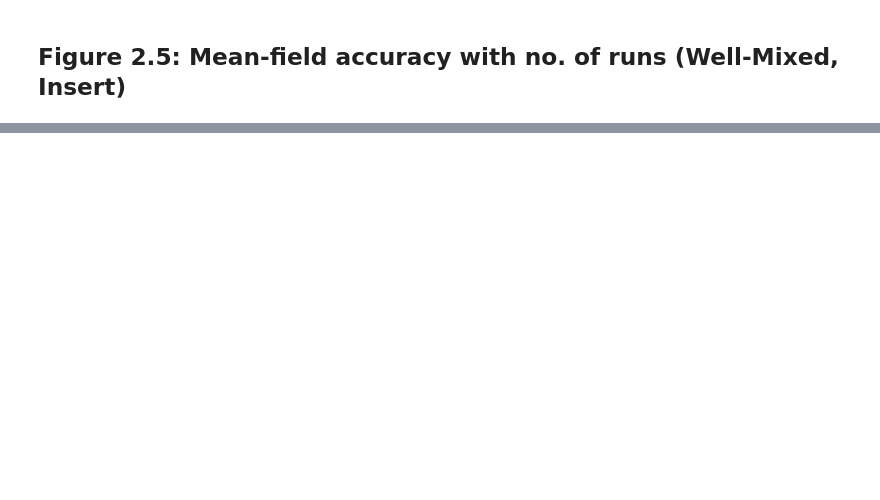
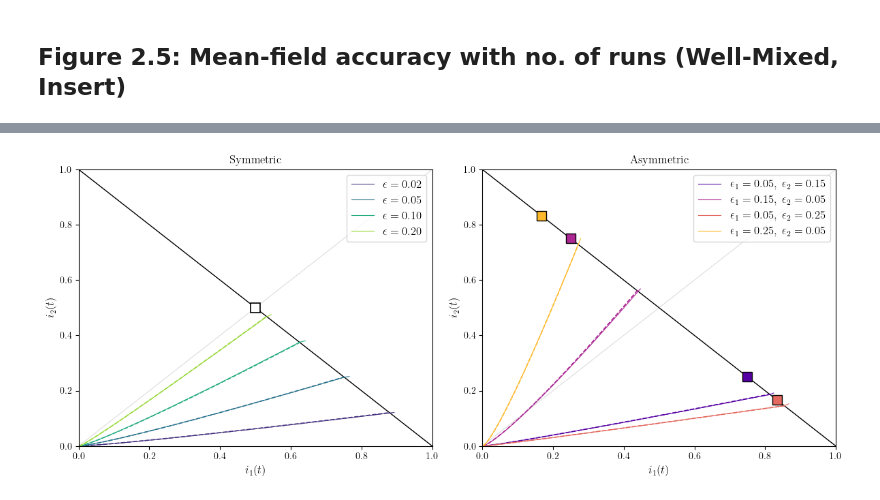
Before and after one commit to sagarkumar16/modeling-info-spread, a Jupyter notebook: notebooks/14-sk-paper-figures.ipynb, the cells around one changed output, grey strips where cells are left out. Cells and saved outputs as stored; diff of their text form; code cells hidden in the pictures; blank space fills up the shorter version.

```diff
--- a/notebooks/14-sk-paper-figures.ipynb
+++ b/notebooks/14-sk-paper-figures.ipynb
@@ -25,6 +28,12 @@ from scipy.optimize import minimize, curve_fit
 ## Constants
 # %%
 COLORS = ['crimson', 'steelblue', 'goldenrod', 'mediumseagreen']
+# %%
+plt.rcParams.update({
+    "text.usetex": True,
+    "font.family": "serif",
+    "font.serif": ["Computer Modern"] # Ensures the main text matches the math font
+})
 # %% [markdown]
 ## Functions
 # %%
@@ -326,13 +439,13 @@ array([1.00000000e-04, 1.41245258e-04, 1.94912977e-04, 2.64370339e-04,
 # %%
-model_errs = []
+#model_errs = []
 
-epsilon = 0.1
+epsilon = 0.05
 channel = single_flip_channel(1, epsilon)   # 2x2 binary symmetric
 N = 10000
 beta = 0.05
 k = 4
 max_time = 80
-initial_state = np.array([1, 0])
+initial_state = np.array([10, 0])
 
 
 for n in np.logspace(0, 5, num=6):
@@ -342,7 +455,7 @@ for n in np.logspace(0, 5, num=6):
     sim = simulate(num_runs=int(n),
                    channel=channel,
                    N=N,
-                   initial_state=i0_initial_state,
+                   initial_state=initial_state,
                    beta=beta,
                    k=k,
                    max_time=max_time
@@ -357,6 +470,6 @@ for n in np.logspace(0, 5, num=6):
                                        common_time=sim[0][0]
                                       )
     # TODO: RMSE
-    rmse = np.sqrt(np.mean(sim[0][1][:,0] - mean_field[1][:,0])**2)
+    rmse = np.sqrt(np.mean((sim[0][1][:,0] - mean_field[1][:,0])**2))
 
     model_errs.append(rmse)
@@ -365 +504,81 @@ KeyboardInterrupt:
+# %%
+# Fixed dynamical parameters
+num_runs = 1000
+N = 10000
+beta = 0.05
+k = 4
+max_time = 200
+i0 = 1e-3
+initial_state = np.array([N * i0, 0])
+
+# Symmetric cases (eps1 = eps2)
+sym_cases = [
+    (0.02, 0.02, r'$\epsilon = 0.02$'),
+    (0.05, 0.05, r'$\epsilon = 0.05$'),
+    (0.10, 0.10, r'$\epsilon = 0.10$'),
+    (0.20, 0.20, r'$\epsilon = 0.20$'),
+]
+sym_colors = plt.cm.viridis(np.linspace(0.15, 0.85, len(sym_cases)))
+
+# Asymmetric cases
+asym_cases = [
+    (0.05, 0.15, r'$\epsilon_1=0.05,\ \epsilon_2=0.15$'),
+    (0.15, 0.05, r'$\epsilon_1=0.15,\ \epsilon_2=0.05$'),
+    (0.05, 0.25, r'$\epsilon_1=0.05,\ \epsilon_2=0.25$'),
+    (0.25, 0.05, r'$\epsilon_1=0.25,\ \epsilon_2=0.05$'),
+]
+asym_colors = plt.cm.plasma(np.linspace(0.15, 0.85, len(asym_cases)))
+
+fig, axs = plt.subplots(1, 2, figsize=(12, 5))
+
+def plot_simplex_frame(ax):
+    ax.plot(np.linspace(0, 1, 100), 1 - np.linspace(0, 1, 100),
+            'k', lw=1)
+    ax.plot(np.linspace(0, 1, 100), np.linspace(0, 1, 100),
+            'grey', alpha=0.3, lw=0.7)
+    ax.set_xlim(0, 1); ax.set_ylim(0, 1)
+    ax.set_xlabel(r'$i_1(t)$', fontsize=12)
+    ax.set_ylabel(r'$i_2(t)$',fontsize=12)
+
+def run_and_plot(ax, eps1, eps2, color, label):
+    Q = two_strain_Q(eps1, eps2)
+    sim = simulate(num_runs=num_runs, channel=Q, N=N,
+                   initial_state=initial_state, beta=beta,
+                   k=k, max_time=max_time)
+    mf = well_mixed_mean_field(channel=Q, N=N,
+                               initial_state=initial_state / N,
+                               beta=beta, k=k, max_time=max_time,
+                               common_time=sim[0][0])
+    ax.plot(mf[1][:, 0], mf[1][:, 1], '--', color=color, lw=1.2)
+    ax.plot(sim[0][1][:, 0], sim[0][1][:, 1], color=color,
+            lw=0.8, label=label)
+
+# ---------- Left panel: symmetric ----------
+ax = axs[0]
+plot_simplex_frame(ax)
+for (eps1, eps2, label), color in zip(sym_cases, sym_colors):
+    run_and_plot(ax, eps1, eps2, color, label)
+# Single white star at pi = (0.5, 0.5)
+ax.plot(0.5, 0.5, marker='s', color='white', markersize=10,
+        markeredgecolor='black', markeredgewidth=1.2, zorder=10)
+ax.legend(fontsize=12, loc='upper right')
+ax.set_title(r'Symmetric')
+
+# ---------- Right panel: asymmetric ----------
+ax = axs[1]
+plot_simplex_frame(ax)
+for (eps1, eps2, label), color in zip(asym_cases, asym_colors):
+    run_and_plot(ax, eps1, eps2, color, label)
+    # Plot colored star at theoretical pi
+    pi_theory = np.array([eps2, eps1]) / (eps1 + eps2)
+    ax.plot(pi_theory[0], pi_theory[1], marker='s', color=color,
+            markersize=10, markeredgecolor='black',
+            markeredgewidth=1.0, zorder=10)
+ax.legend(fontsize=12, loc='upper right')
+ax.set_title(r'Asymmetric')
+
+plt.tight_layout()
+#plt.savefig("/home/sagar/modeling-info-spread/reports/figures/PRE_figs/varying_Q_FULL.pdf")
+# %% [output]
+[figure, added]
 # %% [markdown]
```
Also changed, not shown: parts of 26 cells of this notebook, 15 other files.
